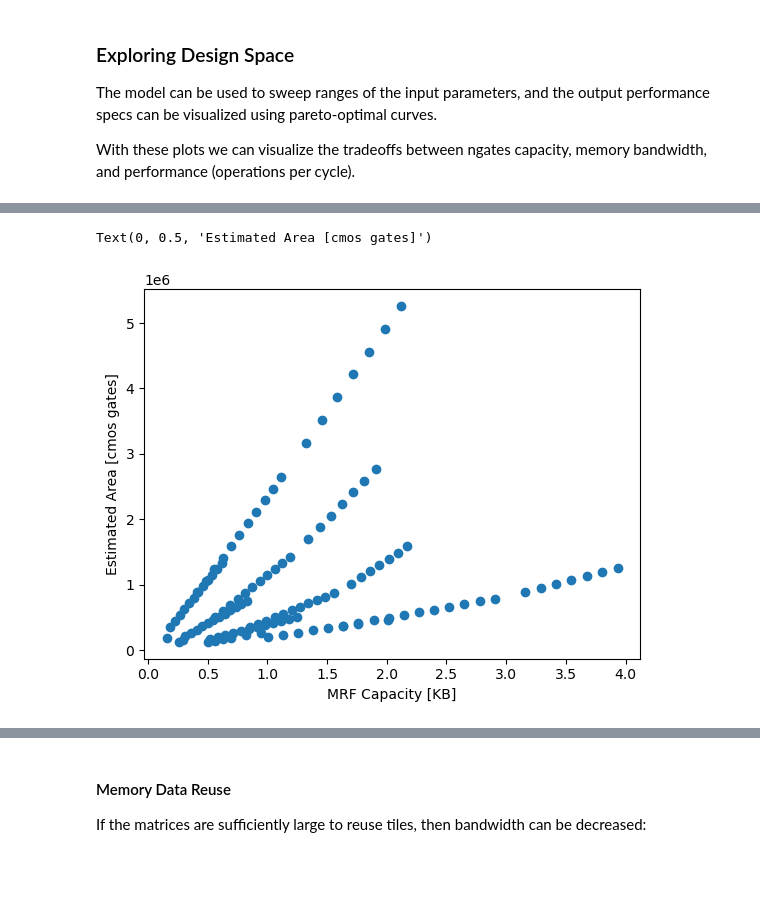
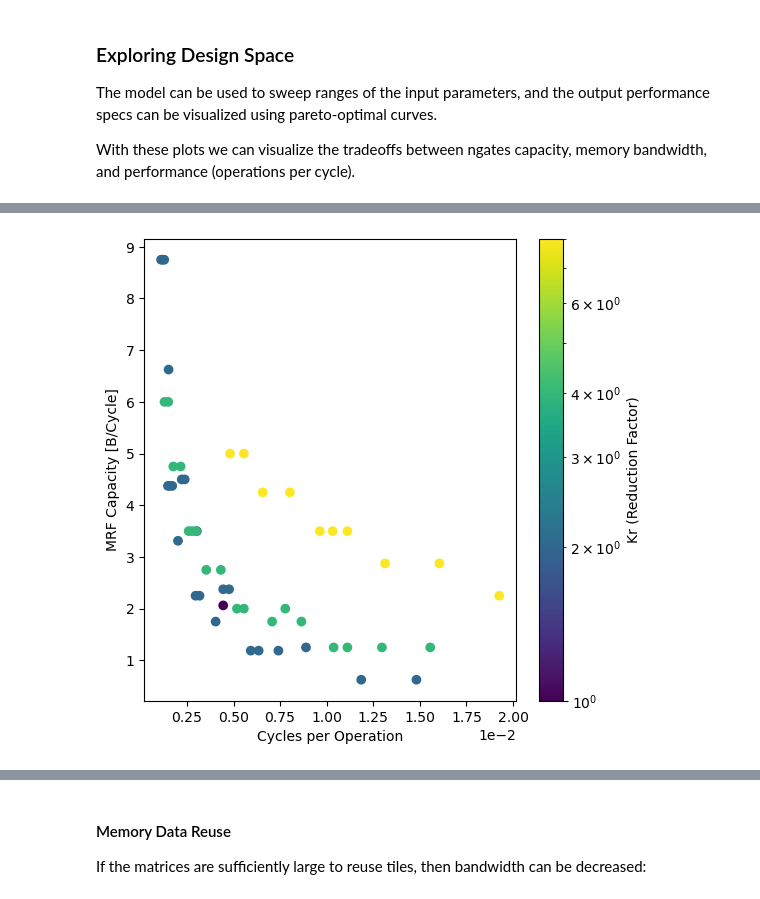
Before and after one commit to miles-rusch-berkeley/rvv-opmu-lynx, a Jupyter notebook: docs/matrix-isa-modelling/reduceK.ipynb, the cells around one changed output, grey strips where cells are left out. Cells and saved outputs as stored; diff of their text form; code cells hidden in the pictures; blank space fills up the shorter version.

```diff
--- a/docs/matrix-isa-modelling/reduceK.ipynb
+++ b/docs/matrix-isa-modelling/reduceK.ipynb
@@ -114,8 +132,12 @@ fig.colorbar(scatter, ax=axs, label='Memory Bandwidth [Bytes/cycle]')
-# %%
-mrf = perf_model.loc[mask,'mrf_capacity']
-plt.scatter(mrf, ngates)
-plt.xlabel('MRF Capacity [KB]')
-plt.ylabel('Estimated Area [cmos gates]')
-# %% [output]
-Text(0, 0.5, 'Estimated Area [cmos gates]')
-[figure, removed]
+# %%
+mrf = fperf_model.loc[mask, 'mrf_capacity']
+fig, axs = plt.subplots(1, figsize=(6, 6))
+kls = fperf_model.loc[mask].index.get_level_values('kl')
+scatter = axs.scatter(1/opc, mrf, c=kls, cmap='viridis', norm=LogNorm())
+axs.set_xlabel('Cycles per Operation')
+axs.set_ylabel('MRF Capacity [B/Cycle]')
+axs.ticklabel_format(style='sci', axis='x', scilimits=(0, 0))
+fig.colorbar(scatter, ax=axs, label='Kr (Reduction Factor)')
+plt.show()
+# %% [output]
+[figure, added]
```
Also changed, not shown: parts of 12 cells of this notebook, 1 other file.
